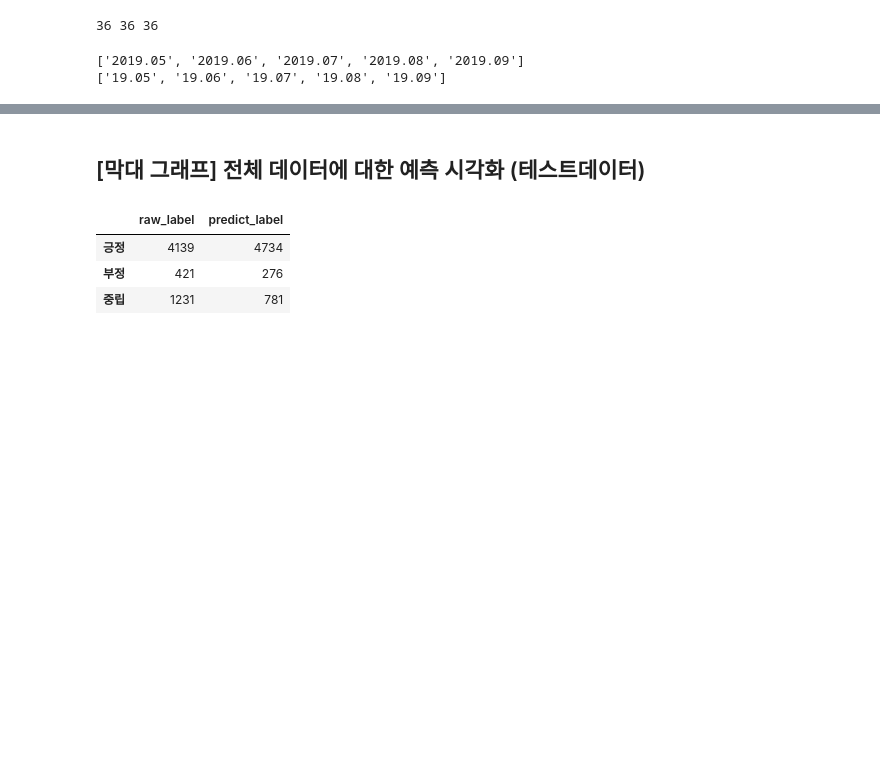
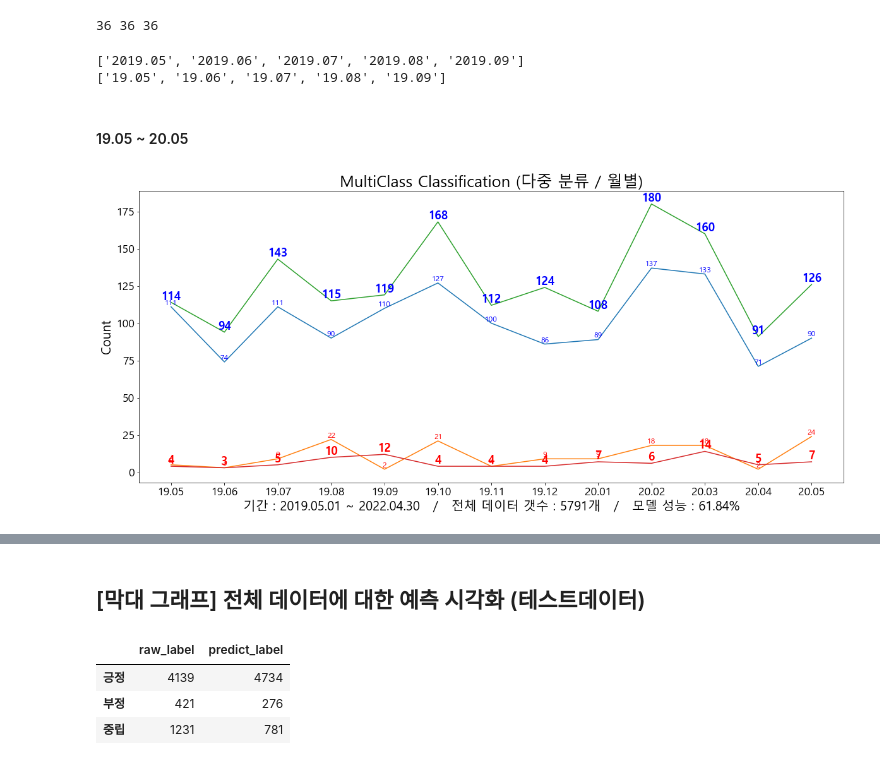
Before and after one commit to ssm-kim/Sentiment_Analysis, a Jupyter notebook: Sentiment Analysis ( Graph Visualization )/Modeling_02 (Mutilclass classification) 긍정, 부정, 중립.ipynb, the cells around one changed output, grey strips where cells are left out. Cells and saved outputs as stored; diff of their text form; code cells hidden in the pictures; blank space fills up the shorter version.

```diff
--- a/Sentiment Analysis ( Graph Visualization )/Modeling_02 (Mutilclass classification) 긍정, 부정, 중립.ipynb
+++ b/Sentiment Analysis ( Graph Visualization )/Modeling_02 (Mutilclass classification) 긍정, 부정, 중립.ipynb
@@ -959,3 +953,51 @@ date_range = x
+# %% [markdown]
+#### 19.05 ~ 20.05
+# %%
+plt.figure(figsize=(20, 8.5))
+for i, v in enumerate(x[:13]):
+    plt.text(v, pos_raw[i], pos_raw[i],                 # 좌표 (x축 = v, y축 = y[0]..y[1], 표시 = y[0]..y[1])
+             fontsize = 12, color='blue',
+             horizontalalignment='center', verticalalignment='bottom')
+
+    plt.text(v, neg_raw[i], neg_raw[i],                 # 좌표 (x축 = v, y축 = y[0]..y[1], 표시 = y[0]..y[1])
+             fontsize = 12, color='red', # orange
+             horizontalalignment='center', verticalalignment='bottom')
+
+#     plt.text(v, mid_raw[i], mid_raw[i],
+#              fontsize = 12, color='green',
+#              horizontalalignment='center', verticalalignment='bottom')
+
+    plt.text(v, pos_pre[i], pos_pre[i],
+             fontsize = 18, color='blue', # green
+             horizontalalignment='center', verticalalignment='bottom', fontweight= 'heavy')
+
+    plt.text(v, neg_pre[i], neg_pre[i],
+             fontsize = 18, color='red',
+             horizontalalignment='center', verticalalignment='bottom', fontweight= 'heavy')
+
+#     plt.text(v, mid_pre[i], mid_pre[i],
+#              fontsize = 18, color='green',
+#              horizontalalignment='center', verticalalignment='bottom', fontweight= 'heavy')
+
+plt.plot(date_range[:13], pos_raw[:13], label = '긍정')
+plt.plot(date_range[:13], neg_raw[:13], label = '부정')# , color='gray')
+# plt.plot(date_range, mid_raw, label = '중립')
+plt.plot(date_range[:13], pos_pre[:13], label = '긍정(예측)')
+plt.plot(date_range[:13], neg_pre[:13], label = '부정(예측)')
+# plt.plot(date_range, mid_pre, label = '중립(예측)')
+
+plt.title('MultiClass Classification (다중 분류 / 월별)', size = 25)
+plt.xticks(rotation = 0, fontsize = 17.5)
+plt.yticks(fontsize = 17.5)
+plt.xlabel('기간 : 2019.05.01 ~ 2022.04.30   /   전체 데이터 갯수 : {}개   /   모델 성능 : {:.2f}%'.format(len(df_Visualization), _eval), fontsize=20)
+plt.ylabel('Count', fontsize=20)
+# plt.legend(fontsize = 18, shadow=True, loc = 'best')
+
+# 이미지 저장
+plt.savefig('./최종산출물/Mutilclass_All_month_graph_19.05~20.05.jpg')
+plt.show()
+# %% [output]
+[figure, added]
 # %%
 plt.figure(figsize=(26, 14))
 for i, v in enumerate(x):
```
Also changed, not shown: parts of 27 cells of this notebook, 16 other files.
